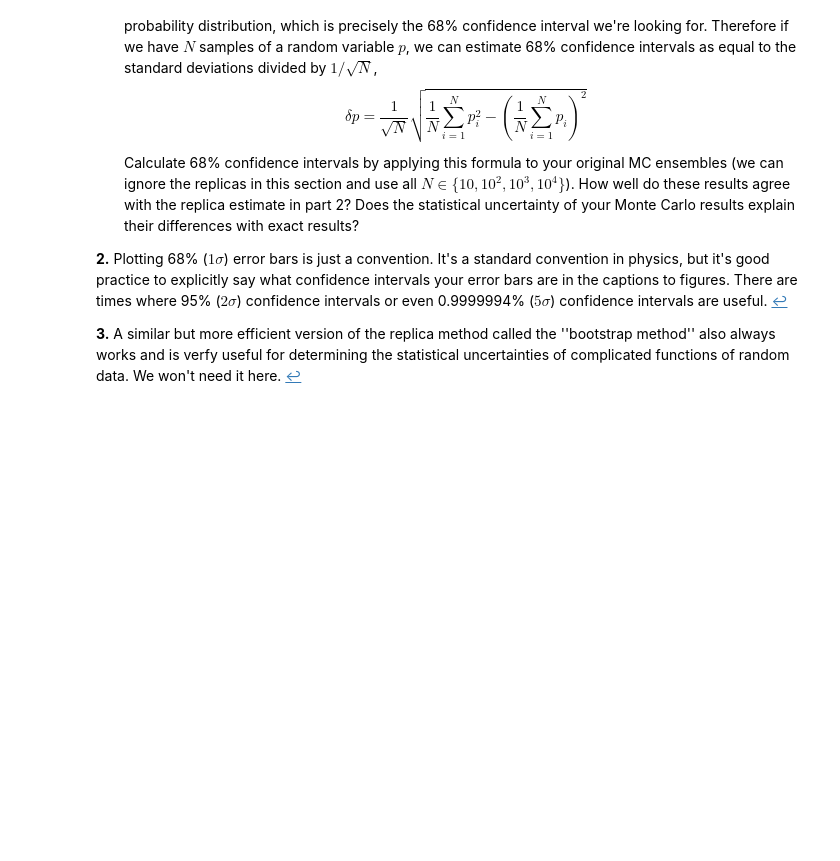
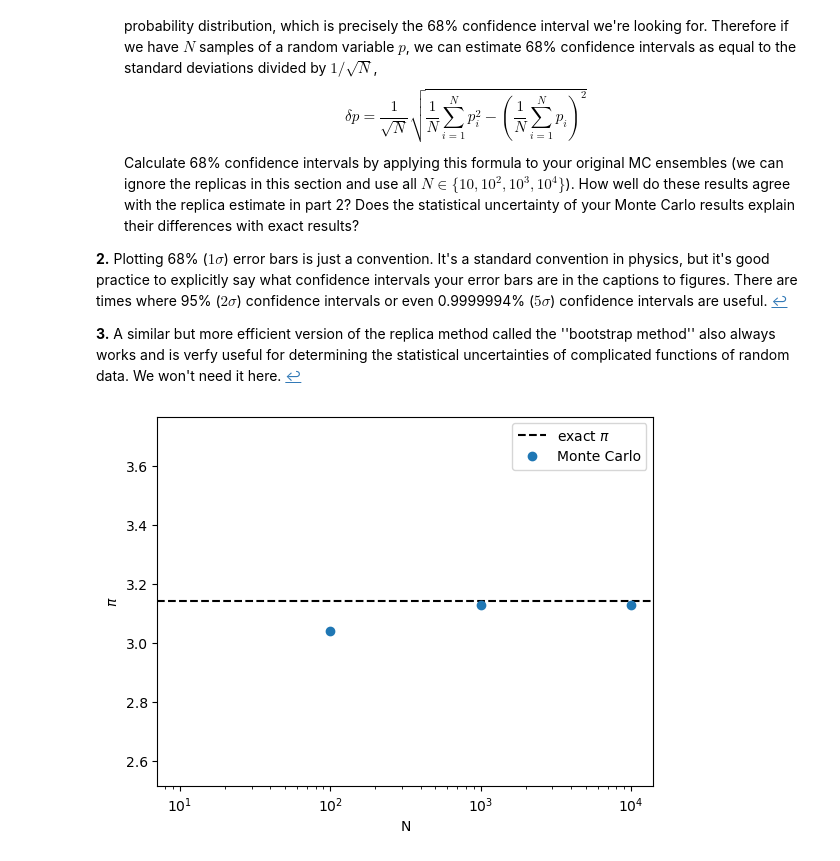
Before and after one commit to hershsingh/qcipu-labs-2026-student, a Jupyter notebook: week-1/04_pi_with_monte_carlo.ipynb, the cells around one changed output. Saved outputs shown, nothing was run; the diff lists cells and outputs as text; code cells hidden in the pictures; blank space fills up the shorter version.

```diff
--- a/week-1/04_pi_with_monte_carlo.ipynb
+++ b/week-1/04_pi_with_monte_carlo.ipynb
@@ -82,7 +97,17 @@ Calculate 68\% confidence intervals by applying this formula to your original MC
 # %%
 # Exercise 1 — estimate pi for several ensemble sizes and plot vs the exact value.
 N_list = [10, 100, 1000, 10000]
-# your code here
-???
+# pi = 4 * (fraction of points inside the circle)
+MC_pi_list = [4 * draw_circle(N, makeplot=False) / N for N in N_list]
+
+fig, ax = plt.subplots()
+ax.set_xscale("log")
+ax.set_ylim(0.8 * np.pi, 1.2 * np.pi)
+ax.set_xlabel("N"); ax.set_ylabel(r"$\pi$")
+ax.axhline(np.pi, color="k", ls="--", label=r"exact $\pi$")
+ax.plot(N_list, MC_pi_list, "o", label="Monte Carlo")
+ax.legend(); plt.show()
+# %% [output]
+[figure, added]
 # %%
 # Exercise 2 — 68% confidence intervals from the replica method.
```
Also changed, not shown: parts of 4 cells of this notebook, 1 other file.
